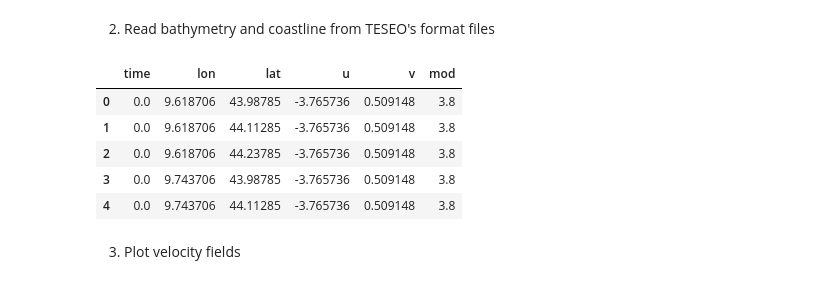
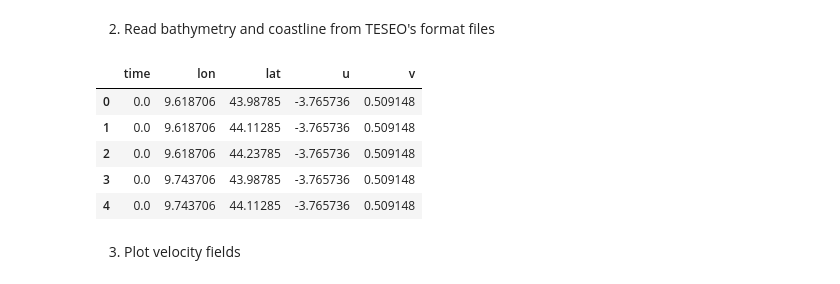
Before and after one commit to IHCantabria/pyteseo, a Jupyter notebook: docs/notebooks/02_read_forcings.ipynb, the cells around one changed output. Saved outputs shown, nothing was run; the diff lists cells and outputs as text; code cells hidden in the pictures.

```diff
--- a/docs/notebooks/02_read_forcings.ipynb
+++ b/docs/notebooks/02_read_forcings.ipynb
@@ -28,18 +28,18 @@ lstwinds_path = data_path / "lstwinds.pre"
 # %% [markdown]
 2. Read bathymetry and coastline from TESEO's format files
 # %%
-from pyteseo.io.forcings import read_currents, read_winds
+from pyteseo.io.forcings import read_2d_forcing
 
-currents_df = read_currents(lstcurr_path)
-winds_df = read_winds(lstwinds_path)
+currents_df = read_2d_forcing(lstcurr_path, forcing_type="currents")
+winds_df = read_2d_forcing(lstwinds_path, forcing_type="winds")
 winds_df.head(5)
 # %% [output]
-|  | time | lon | lat | u | v | mod |
-| 0 | 0.0 | 9.618706 | 43.98785 | -3.765736 | 0.509148 | 3.8 |
-| 1 | 0.0 | 9.618706 | 44.11285 | -3.765736 | 0.509148 | 3.8 |
-| 2 | 0.0 | 9.618706 | 44.23785 | -3.765736 | 0.509148 | 3.8 |
-| 3 | 0.0 | 9.743706 | 43.98785 | -3.765736 | 0.509148 | 3.8 |
-| 4 | 0.0 | 9.743706 | 44.11285 | -3.765736 | 0.509148 | 3.8 |
+|  | time | lon | lat | u | v |
+| 0 | 0.0 | 9.618706 | 43.98785 | -3.765736 | 0.509148 |
+| 1 | 0.0 | 9.618706 | 44.11285 | -3.765736 | 0.509148 |
+| 2 | 0.0 | 9.618706 | 44.23785 | -3.765736 | 0.509148 |
+| 3 | 0.0 | 9.743706 | 43.98785 | -3.765736 | 0.509148 |
+| 4 | 0.0 | 9.743706 | 44.11285 | -3.765736 | 0.509148 |
 # %% [markdown]
 3. Plot velocity fields
 # %%
```
Also changed, not shown: parts of 1 cell of this notebook, 7 other files.
